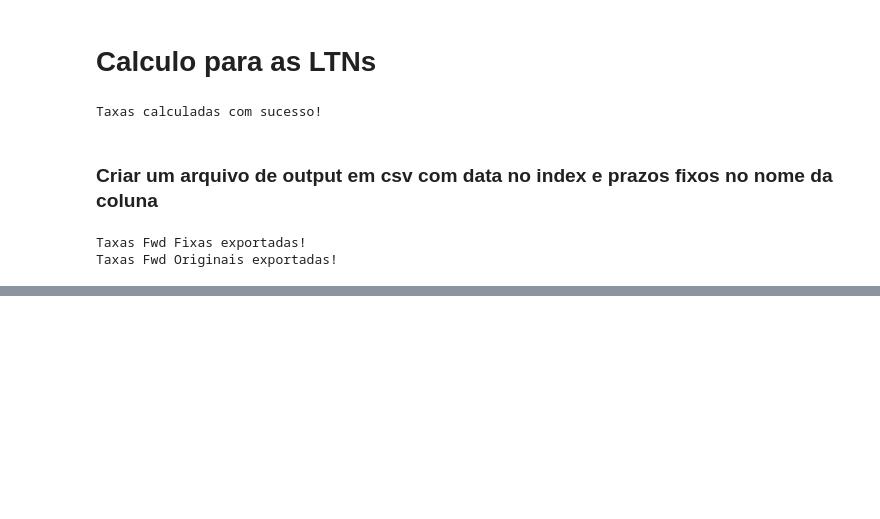
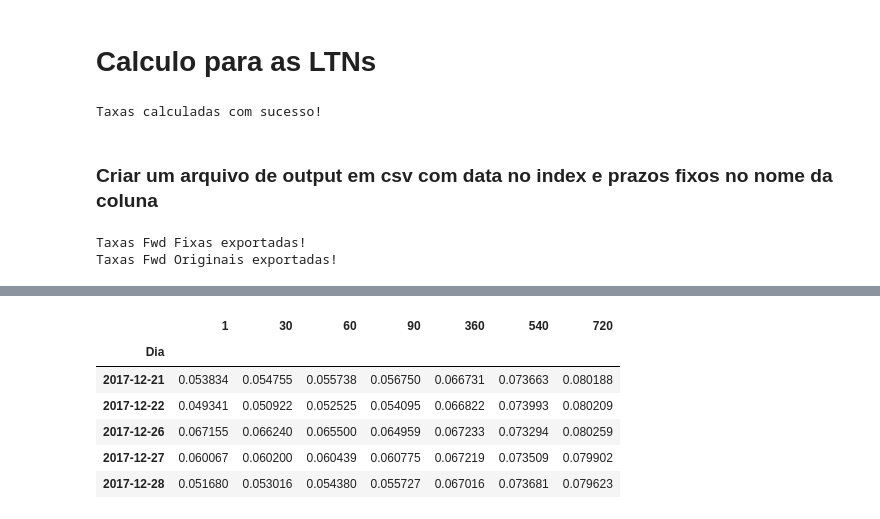
Before and after one commit to vantonini/tese_fgv, a Jupyter notebook: notebooks/CalculaTxFwds.ipynb, the cells around one changed output, grey strips where cells are left out. Drawn from its saved outputs; the diff is of its cells as text; code cells hidden in the pictures; blank space fills up the shorter version.

```diff
--- a/notebooks/CalculaTxFwds.ipynb
+++ b/notebooks/CalculaTxFwds.ipynb
@@ -224,12 +243,12 @@ def AtualizaVNA(DtHoje):
 INPUT_FILES = ['NTNB_2013.csv','NTNB_2014.csv', 'NTNB_2015.csv', 'NTNB_2016.csv', 'NTNB_2017.csv', 'NTNB_2018.csv',  ]
 INPUT_PATH = "D:\\Documents\\JupyterNB\\tese_fgv\\dados\\dados_tratados\\"
 OUTPUT_PATH = "D:\\Documents\\JupyterNB\\tese_fgv\\dados\\dados_tratados\\Real\\"
-INPUT_FILE = INPUT_FILES[0]
+INPUT_FILE = INPUT_FILES[4]
 VNA_FILE = "VNAHist.csv"
 OUTPUT_FILE = "fwdReal_" + INPUT_FILE.split(".")[0].split("_")[1] + ".csv"
 OUTPUT_FILE_REAL = "fwdRealOriginal_" + INPUT_FILE.split(".")[0].split("_")[1] + ".csv"
 MONTHS_PGTO_COUPON = [2, 5, 8, 11]
-listDtVctoFixo = [360, 5*360, 10*360, 20*360]
+listDtVctoFixo = [1, 1*30, 2*30, 3*30, 6*60, 12*30, 18*30, 24*30]
 
 # Importando dados
 dfPrecos = pd.read_csv(INPUT_PATH + INPUT_FILE, index_col='Dia')
@@ -344,15 +363,16 @@ Taxas Fwd Originais exportadas!
 INPUT_FILES = ['LTN_2013.csv', 'LTN_2014.csv', 'LTN_2015.csv', 'LTN_2016.csv', 'LTN_2017.csv', 'LTN_2018.csv']
 INPUT_PATH = "D:\\Documents\\JupyterNB\\tese_fgv\\dados\\dados_tratados\\"
 OUTPUT_PATH = "D:\\Documents\\JupyterNB\\tese_fgv\\dados\\dados_tratados\\Nominal\\"
-INPUT_FILE = INPUT_FILES[5]
+INPUT_FILE = INPUT_FILES[4]
 VNA_FILE = "VNAHist.csv"
 OUTPUT_FILE = "fwdNominal_" + INPUT_FILE.split(".")[0].split("_")[1] + ".csv"
 OUTPUT_FILE_REAL = "fwdNominalOriginal_" + INPUT_FILE.split(".")[0].split("_")[1] + ".csv"
 MONTHS_PGTO_COUPON = [1]
-listDtVctoFixo = [360, 5*360, 10*360, 20*360]
+listDtVctoFixo = [1, 1*30, 2*30, 3*30, 6*60, 12*30, 18*30, 24*30]
 
 # Importando dados
 dfPrecos = pd.read_csv(INPUT_PATH + INPUT_FILE, index_col='Dia')
+dfVNA = pd.read_csv(INPUT_PATH + VNA_FILE, index_col = 'DataBase')
 # %%
 vcBonds = list(dfPrecos.columns)
 xGuess = [0.015] * len(vcBonds)
@@ -451,0 +488,13 @@ Taxas Fwd Originais exportadas!
+# %%
+dfOutputFwd = pd.DataFrame.from_dict(outputFwd)
+dfOutputFwd.index = pd.to_datetime(dfPrecos.index)
+# %%
+dfOutputFwd.tail()
+# %% [output]
+|  | 1 | 30 | 60 | 90 | 360 | 540 | 720 |
+| Dia |  |  |  |  |  |  |  |
+| 2017-12-21 | 0.053834 | 0.054755 | 0.055738 | 0.056750 | 0.066731 | 0.073663 | 0.080188 |
+| 2017-12-22 | 0.049341 | 0.050922 | 0.052525 | 0.054095 | 0.066822 | 0.073993 | 0.080209 |
+| 2017-12-26 | 0.067155 | 0.066240 | 0.065500 | 0.064959 | 0.067233 | 0.073294 | 0.080259 |
+| 2017-12-27 | 0.060067 | 0.060200 | 0.060439 | 0.060775 | 0.067219 | 0.073509 | 0.079902 |
+| 2017-12-28 | 0.051680 | 0.053016 | 0.054380 | 0.055727 | 0.067016 | 0.073681 | 0.079623 |
```
Also changed, not shown: parts of 4 cells of this notebook, 3 other files.
